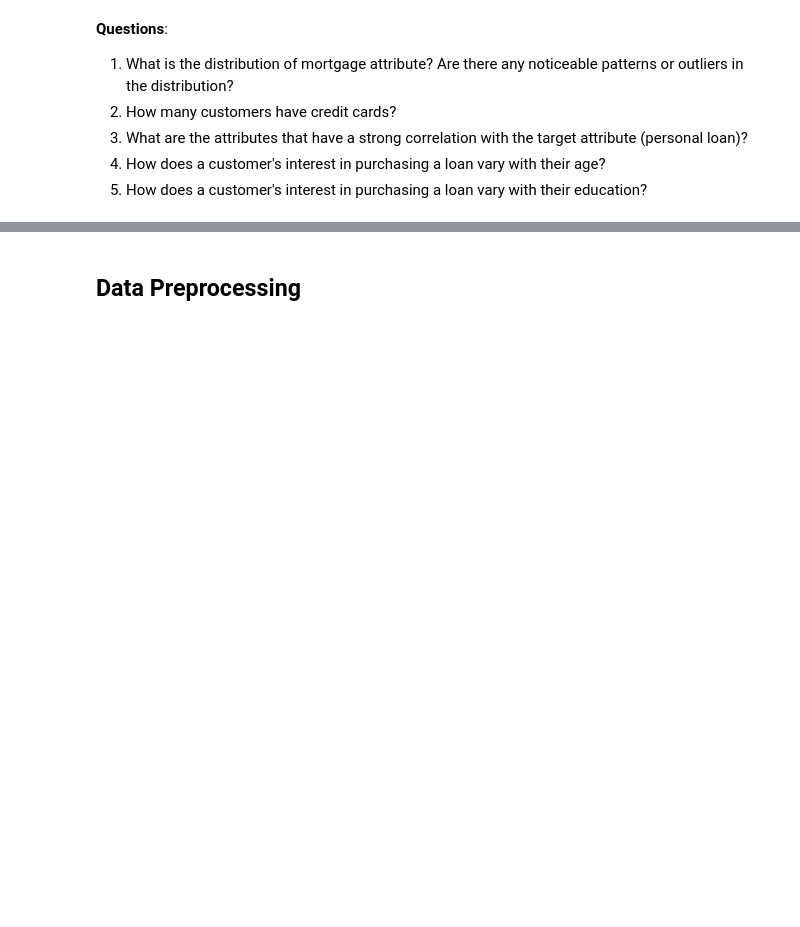
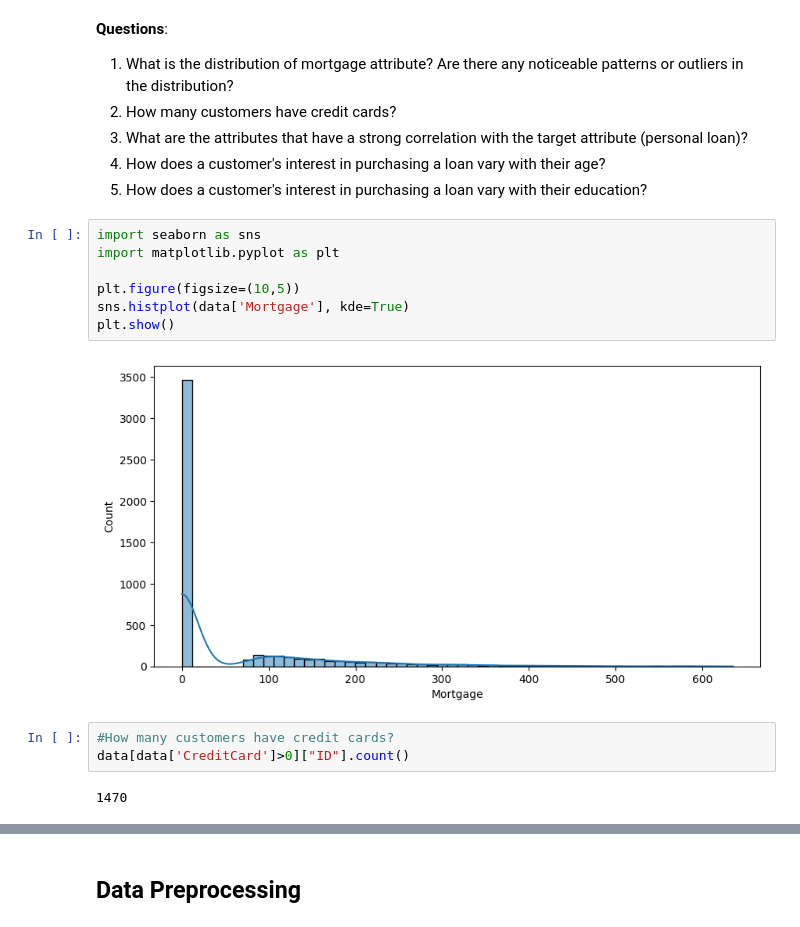
Before and after one commit to braju78/pythonFundamentals, a Jupyter notebook: ML-PROJECT - Loan Modeling/AIML_ML_Project_full_code_notebook.ipynb, the cells around one changed output, grey strips where cells are left out. Drawn from its saved outputs; the diff is of its cells as text; blank space fills up the shorter version.

```diff
--- a/ML-PROJECT - Loan Modeling/AIML_ML_Project_full_code_notebook.ipynb
+++ b/ML-PROJECT - Loan Modeling/AIML_ML_Project_full_code_notebook.ipynb
@@ -114,3 +160,17 @@ memory usage: 547.0 KB
 3. What are the attributes that have a strong correlation with the target attribute (personal loan)?
 4. How does a customer's interest in purchasing a loan vary with their age?
 5. How does a customer's interest in purchasing a loan vary with their education?
+# %%
+import seaborn as sns
+import matplotlib.pyplot as plt
+
+plt.figure(figsize=(10,5))
+sns.histplot(data['Mortgage'], kde=True)
+plt.show()
+# %% [output]
+[figure, added]
+# %%
+#How many customers have credit cards?
+data[data['CreditCard']>0]["ID"].count()
+# %% [output]
+1470
```
Also changed, not shown: parts of 12 cells of this notebook.
